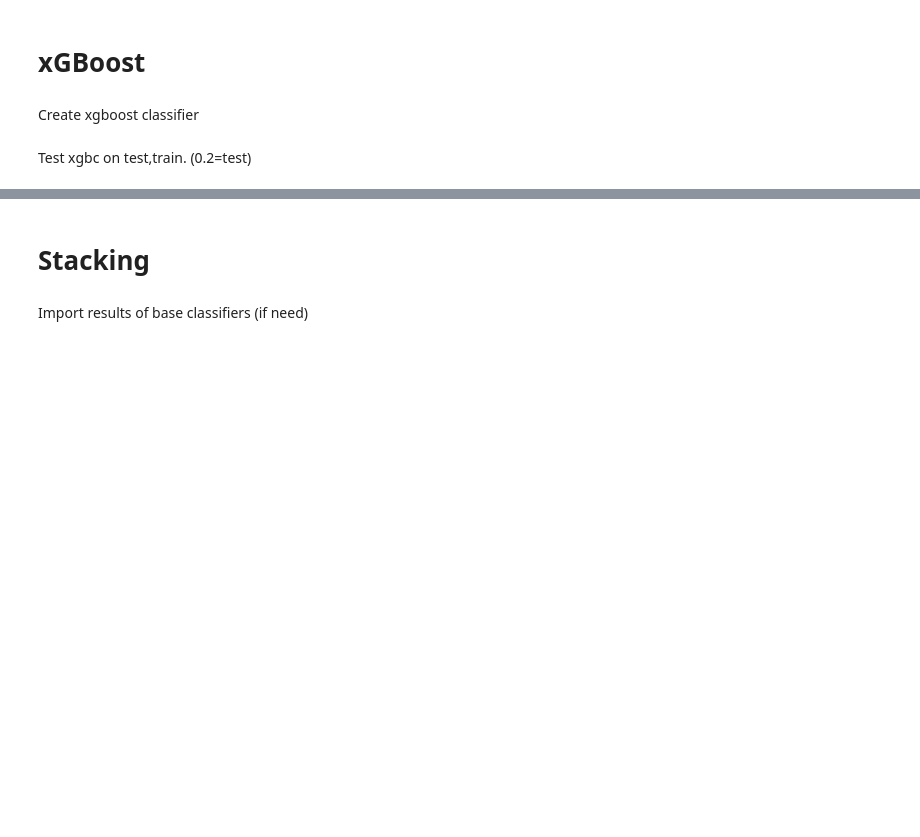
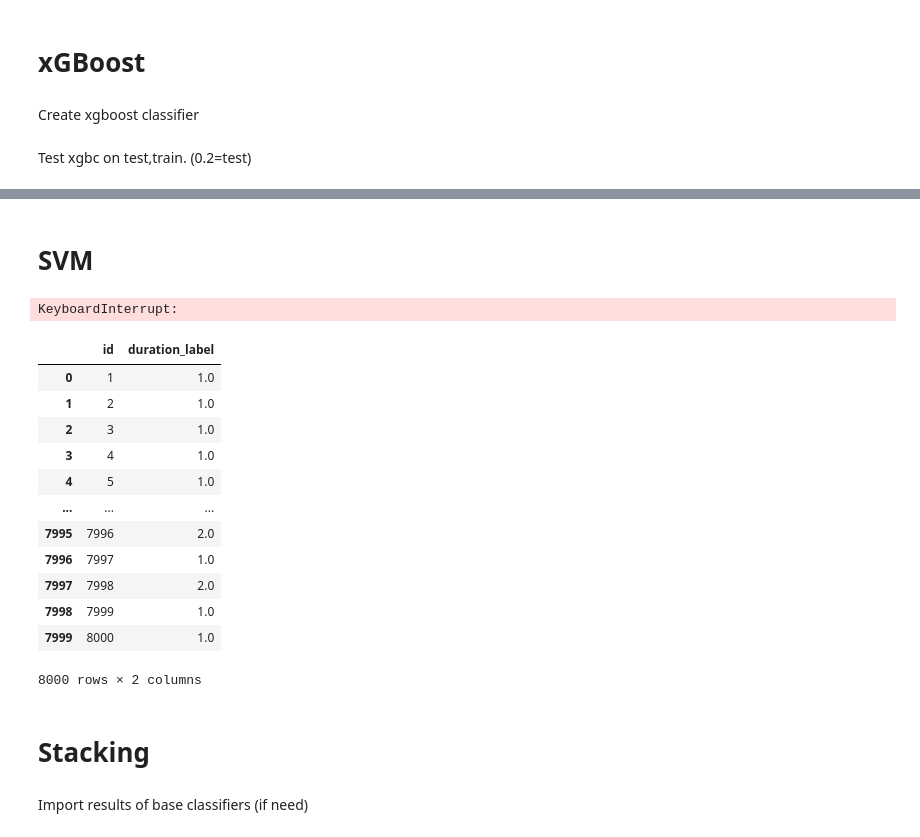
Before and after one commit to franklinaldo/Cooking-Time-Machine-Learning, a Jupyter notebook: Project2new.ipynb, the cells around one changed output, grey strips where cells are left out. Drawn from its saved outputs; the diff is of its cells as text; code cells hidden in the pictures; blank space fills up the shorter version.

```diff
--- a/Project2new.ipynb
+++ b/Project2new.ipynb
@@ -150,0 +179,2 @@ xgbc.score(X_test, Y_test)
+# %% [markdown]
+# SVM
@@ -150,0 +184,8 @@ xgbc.score(X_test, Y_test)
+# %%
+start = time.time()
+svm_linear_clf = LinearSVC(random_state=1, C=1, max_iter=10000)
+svm_linear_clf.fit(X_train, Y_train)
+end = time.time()
+print("time: "+str(end-start))
+# %% [output]
+KeyboardInterrupt:
@@ -151,3 +194,21 @@ xgbc.score(X_test, Y_test)
+# %%
+svm_predict = svm_linear_clf.predict(X_test)
+# %%
+export_pred(svm_predict, "svm_predict")
+# %% [output]
+|  | id | duration_label |
+| 0 | 1 | 1.0 |
+| 1 | 2 | 1.0 |
+| 2 | 3 | 1.0 |
+| 3 | 4 | 1.0 |
+| 4 | 5 | 1.0 |
+| ... | ... | ... |
+| 7995 | 7996 | 2.0 |
+| 7996 | 7997 | 1.0 |
+| 7997 | 7998 | 2.0 |
+| 7998 | 7999 | 1.0 |
+| 7999 | 8000 | 1.0 |
+8000 rows × 2 columns
 # %% [markdown]
 # Stacking
 # %% [markdown]
```
Also changed, not shown: parts of 23 cells of this notebook.
